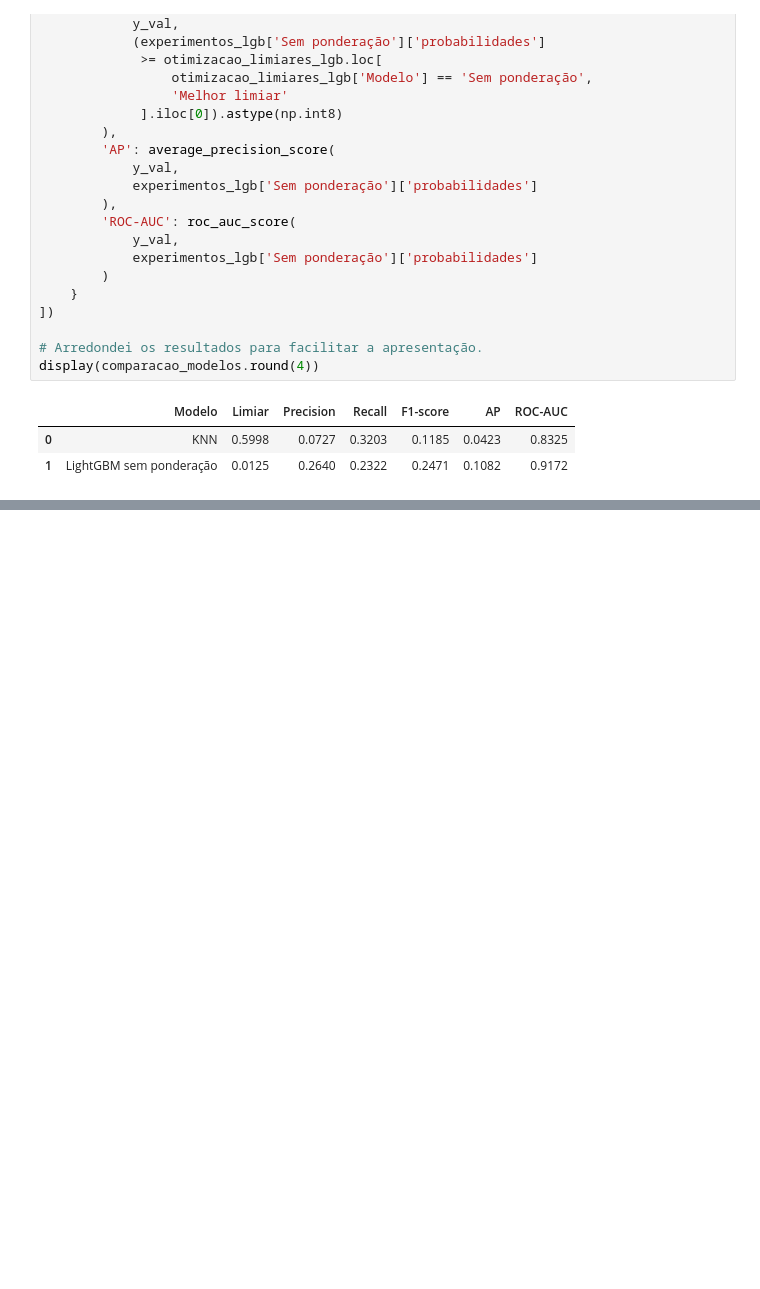
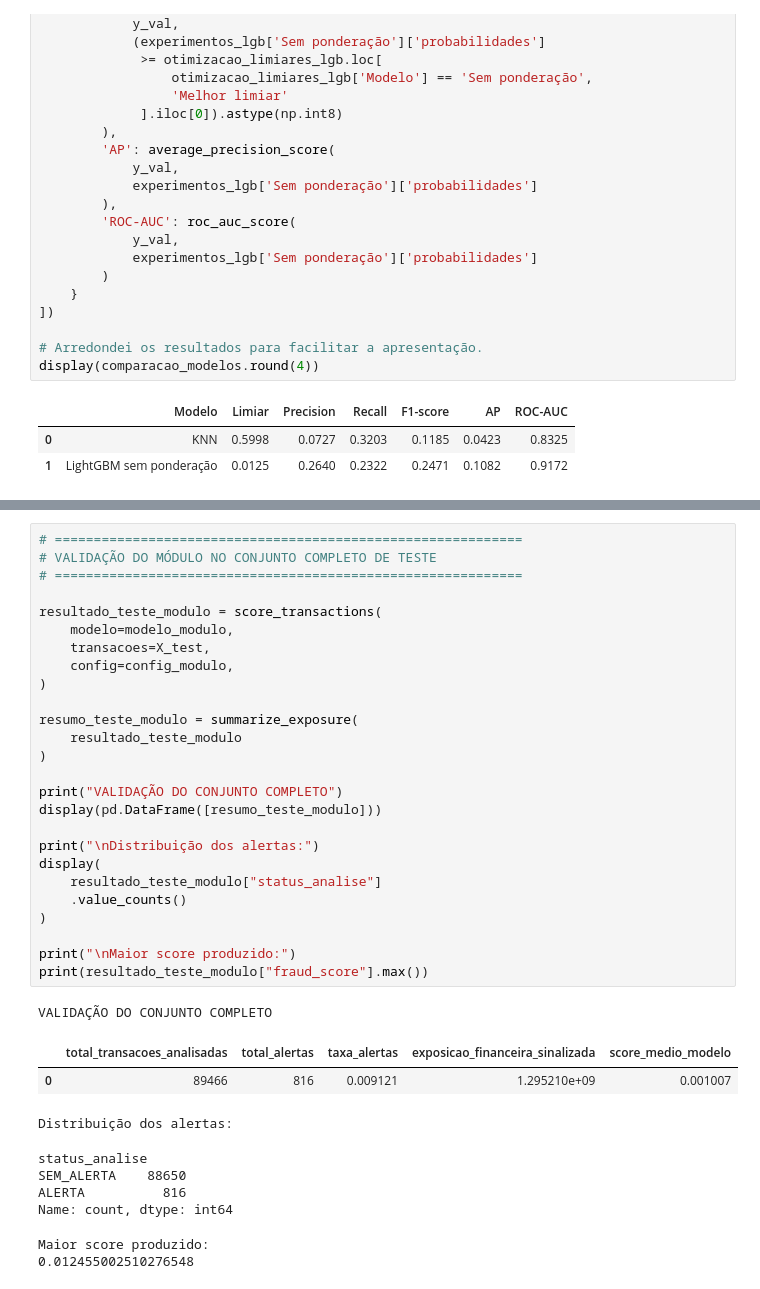
Before and after one commit to joaoribeiro-max/grupo5-fraud-detection, a Jupyter notebook: notebooks/02_preparacao_e_modelagem.ipynb, the cells around one changed output, grey strips where cells are left out. Drawn from its saved outputs; the diff is of its cells as text; blank space fills up the shorter version.

```diff
--- a/notebooks/02_preparacao_e_modelagem.ipynb
+++ b/notebooks/02_preparacao_e_modelagem.ipynb
@@ -2118,0 +2346,37 @@ display(comparacao_modelos.round(4))
+# %%
+# ============================================================
+# VALIDAÇÃO DO MÓDULO NO CONJUNTO COMPLETO DE TESTE
+# ============================================================
+
+resultado_teste_modulo = score_transactions(
+    modelo=modelo_modulo,
+    transacoes=X_test,
+    config=config_modulo,
+)
+
+resumo_teste_modulo = summarize_exposure(
+    resultado_teste_modulo
+)
+
+print("VALIDAÇÃO DO CONJUNTO COMPLETO")
+display(pd.DataFrame([resumo_teste_modulo]))
+
+print("\nDistribuição dos alertas:")
+display(
+    resultado_teste_modulo["status_analise"]
+    .value_counts()
+)
+
+print("\nMaior score produzido:")
+print(resultado_teste_modulo["fraud_score"].max())
+# %% [output]
+VALIDAÇÃO DO CONJUNTO COMPLETO
+|  | total_transacoes_analisadas | total_alertas | taxa_alertas | exposicao_financeira_sinalizada | score_medio_modelo |
+| 0 | 89466 | 816 | 0.009121 | 1.295210e+09 | 0.001007 |
+Distribuição dos alertas:
+status_analise
+SEM_ALERTA    88650
+ALERTA          816
+Name: count, dtype: int64
+Maior score produzido:
+0.012455002510276548
```
Also changed, not shown: parts of 8 cells of this notebook, 9 other files.
